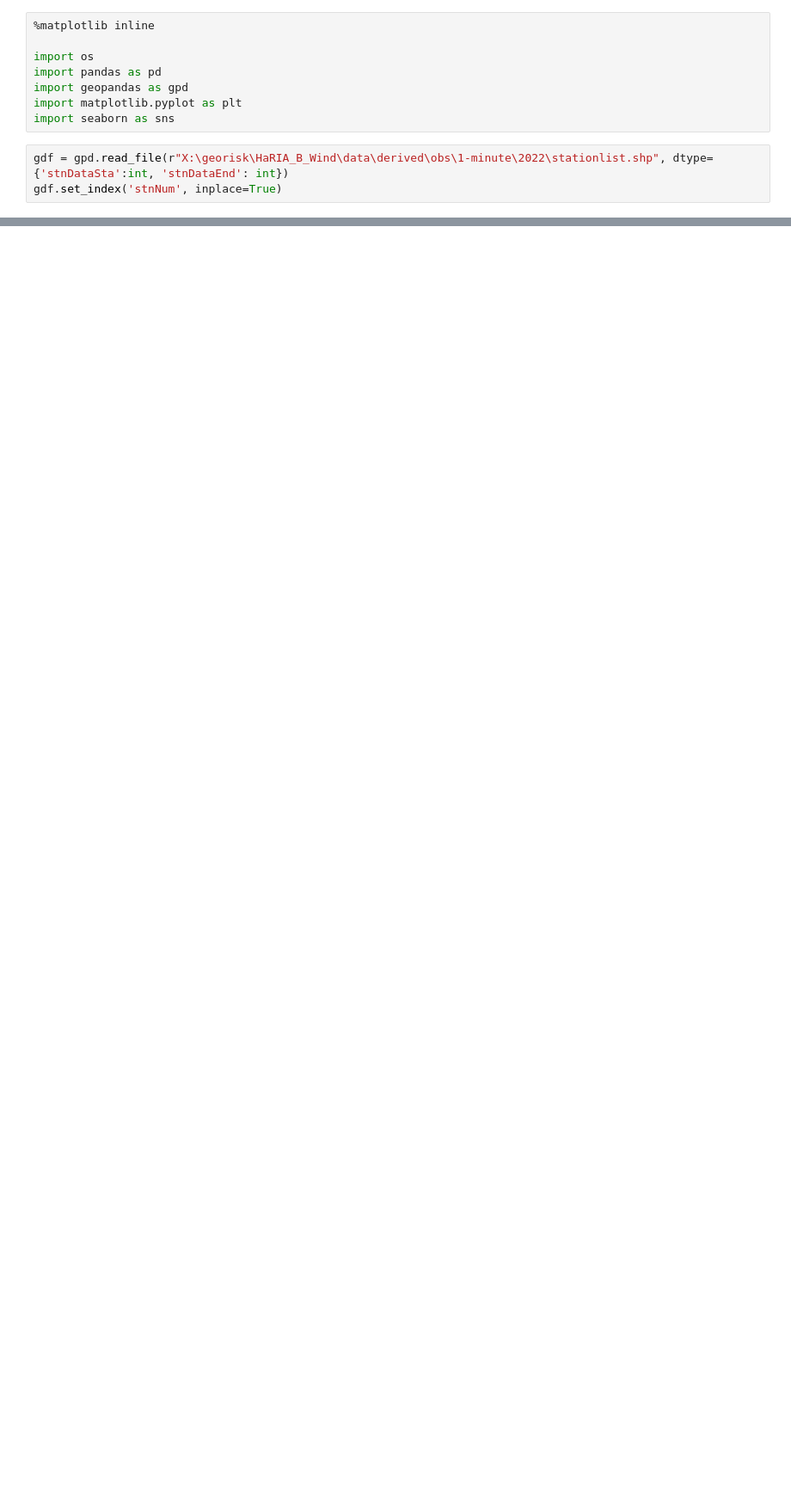
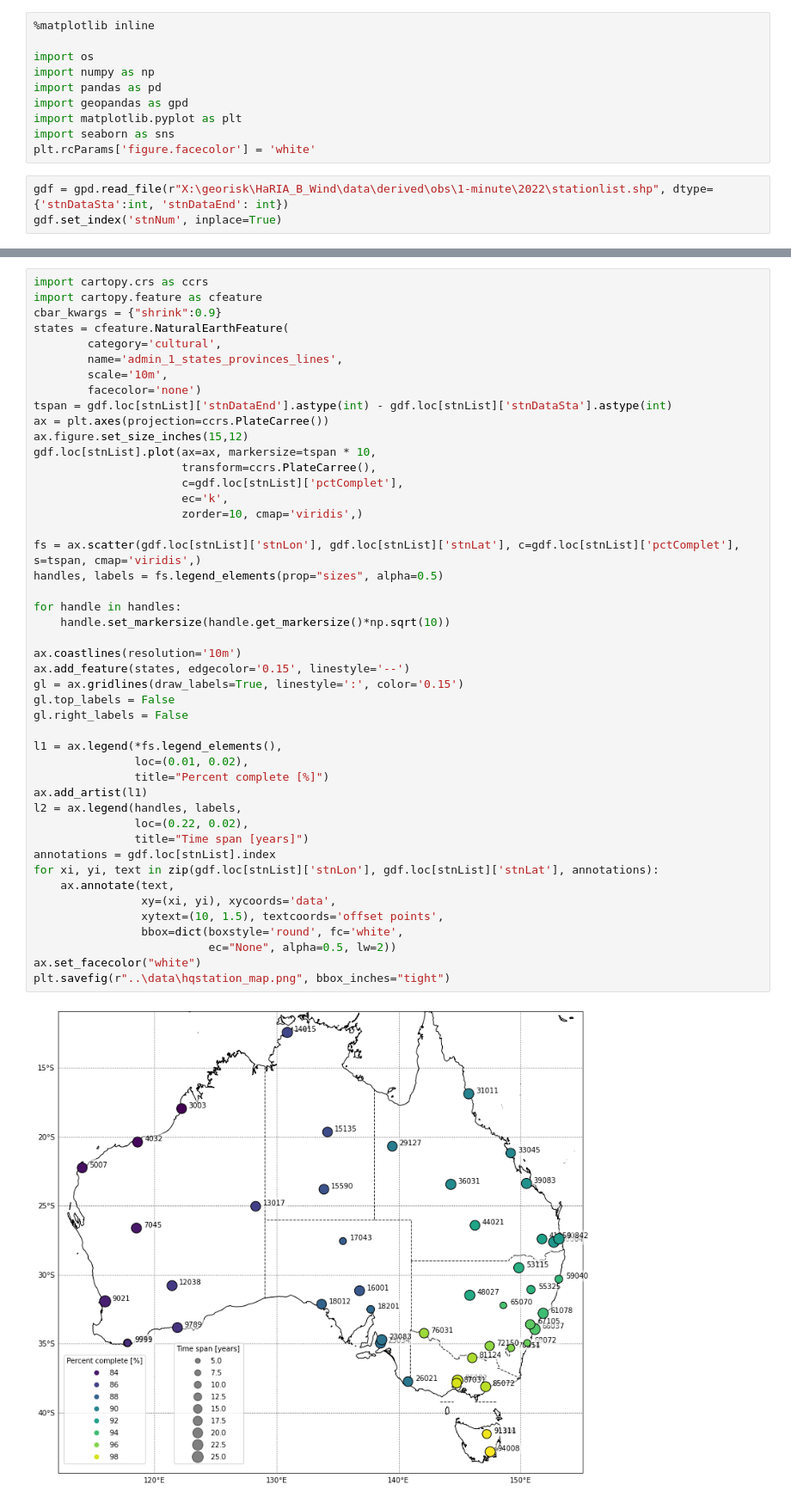
Before and after one commit to wcarthur/tsed, a Jupyter notebook: code/selectHQStations.ipynb, the cells around one changed output, grey strips where cells are left out. Shown at 86% size. Saved outputs shown, nothing was run; the diff lists cells and outputs as text; blank space fills up the shorter version.

```diff
--- a/code/selectHQStations.ipynb
+++ b/code/selectHQStations.ipynb
@@ -2,10 +2,12 @@
 %matplotlib inline
 
 import os
+import numpy as np
 import pandas as pd
 import geopandas as gpd
 import matplotlib.pyplot as plt
 import seaborn as sns
+plt.rcParams['figure.facecolor'] = 'white'
 # %%
 gdf = gpd.read_file(r"X:\georisk\HaRIA_B_Wind\data\derived\obs\1-minute\2022\stationlist.shp", dtype={'stnDataSta':int, 'stnDataEnd': int})
 gdf.set_index('stnNum', inplace=True)
@@ -28,0 +33,48 @@ sns.histplot(gdf.loc[stnList]['pctY'], ax=axes[1, 1], shrink=0.8)
+# %%
+import cartopy.crs as ccrs
+import cartopy.feature as cfeature
+cbar_kwargs = {"shrink":0.9}
+states = cfeature.NaturalEarthFeature(
+        category='cultural',
+        name='admin_1_states_provinces_lines',
+        scale='10m',
+        facecolor='none')
+tspan = gdf.loc[stnList]['stnDataEnd'].astype(int) - gdf.loc[stnList]['stnDataSta'].astype(int)
+ax = plt.axes(projection=ccrs.PlateCarree())
+ax.figure.set_size_inches(15,12)
+gdf.loc[stnList].plot(ax=ax, markersize=tspan * 10,
+                      transform=ccrs.PlateCarree(),
+                      c=gdf.loc[stnList]['pctComplet'],
+                      ec='k',
+                      zorder=10, cmap='viridis',)
+
+fs = ax.scatter(gdf.loc[stnList]['stnLon'], gdf.loc[stnList]['stnLat'], c=gdf.loc[stnList]['pctComplet'], s=tspan, cmap='viridis',)
+handles, labels = fs.legend_elements(prop="sizes", alpha=0.5)
+
+for handle in handles:
+    handle.set_markersize(handle.get_markersize()*np.sqrt(10))
+
+ax.coastlines(resolution='10m')
+ax.add_feature(states, edgecolor='0.15', linestyle='--')
+gl = ax.gridlines(draw_labels=True, linestyle=':', color='0.15')
+gl.top_labels = False
+gl.right_labels = False
+
+l1 = ax.legend(*fs.legend_elements(),
+               loc=(0.01, 0.02),
+               title="Percent complete [%]")
+ax.add_artist(l1)
+l2 = ax.legend(handles, labels,
+               loc=(0.22, 0.02),
+               title="Time span [years]")
+annotations = gdf.loc[stnList].index
+for xi, yi, text in zip(gdf.loc[stnList]['stnLon'], gdf.loc[stnList]['stnLat'], annotations):
+    ax.annotate(text,
+                xy=(xi, yi), xycoords='data',
+                xytext=(10, 1.5), textcoords='offset points',
+                bbox=dict(boxstyle='round', fc='white',
+                          ec="None", alpha=0.5, lw=2))
+ax.set_facecolor("white")
+plt.savefig(r"..\data\hqstation_map.png", bbox_inches="tight")
+# %% [output]
+[figure, added]
```
Also changed, not shown: parts of 2 cells of this notebook.
